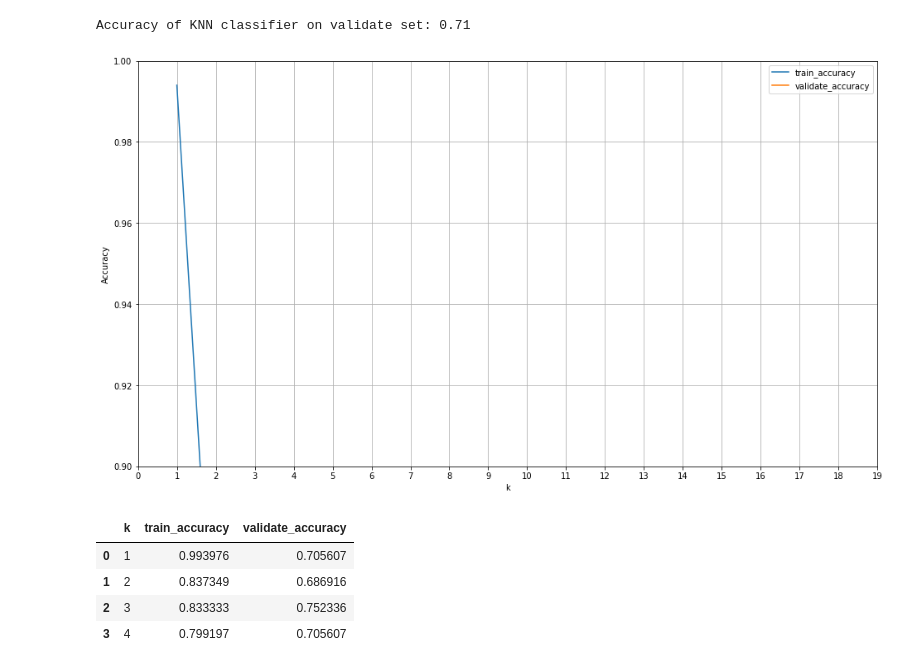
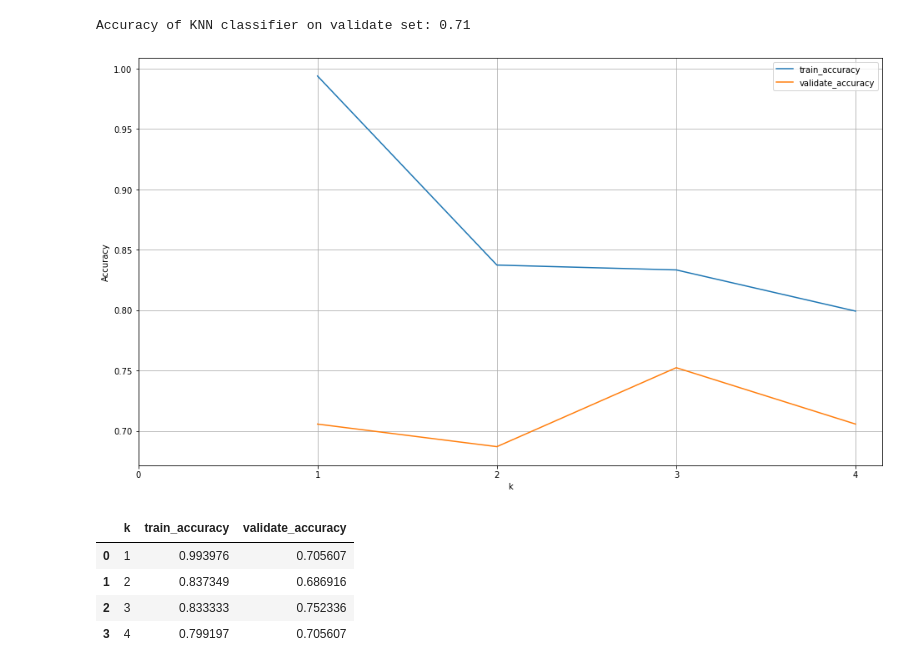
Before and after one commit to jamesallen0351/classification-exercises, a Jupyter notebook: model.ipynb, the cells around one changed output. Saved outputs shown, nothing was run; the diff lists cells and outputs as text; code cells hidden in the pictures.

```diff
--- a/model.ipynb
+++ b/model.ipynb
@@ -728,36 +748,36 @@ metrics = []
 
 # loop through different values of k
 for k in range(1, 5):
 
     # define the thing
     knn = KNeighborsClassifier(n_neighbors=k)
 
     # fit the thing (remmeber only fit on training data)
     knn.fit(X_train, y_train)
 
     # use the thing (calculate accuracy)
     train_accuracy = knn.score(X_train, y_train)
     validate_accuracy = knn.score(X_validate, y_validate)
 
     output = {
         "k": k,
         "train_accuracy": train_accuracy,
         "validate_accuracy": validate_accuracy
     }
 
     metrics.append(output)
 
 # make a dataframe
 results = pd.DataFrame(metrics)
 
 # plot the data
 results.set_index('k').plot(figsize = (16,9))
-plt.ylim(0.90, 1)
+
 plt.ylabel('Accuracy')
-plt.xticks(np.arange(0,20,1))
+plt.xticks(np.arange(0,5,1))
 plt.grid()
 # %% [output]
-[figure, old version]
+[figure, new version]
 # %%
 results
 # %% [output]
```
Also changed, not shown: parts of 36 cells of this notebook.
